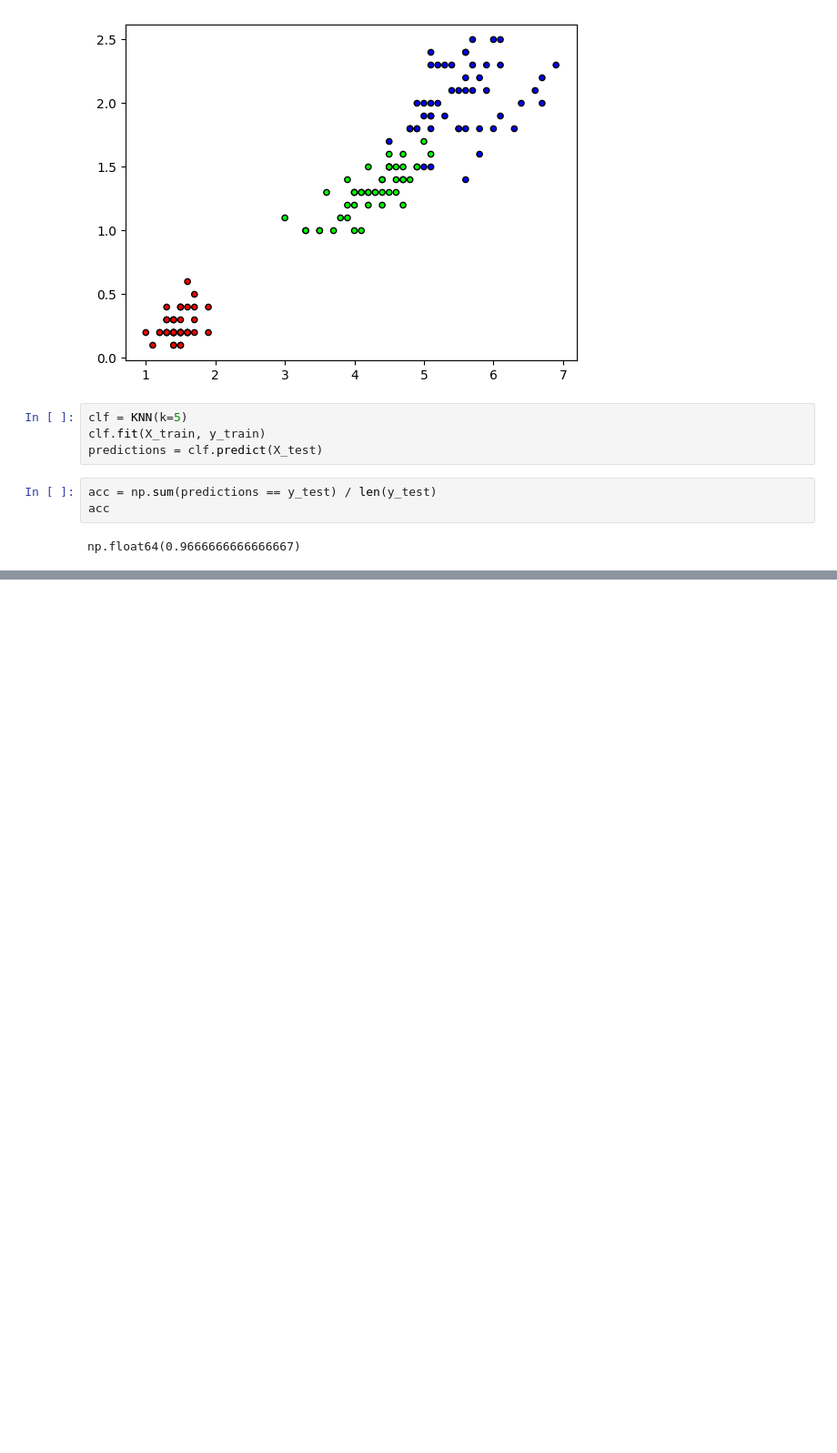
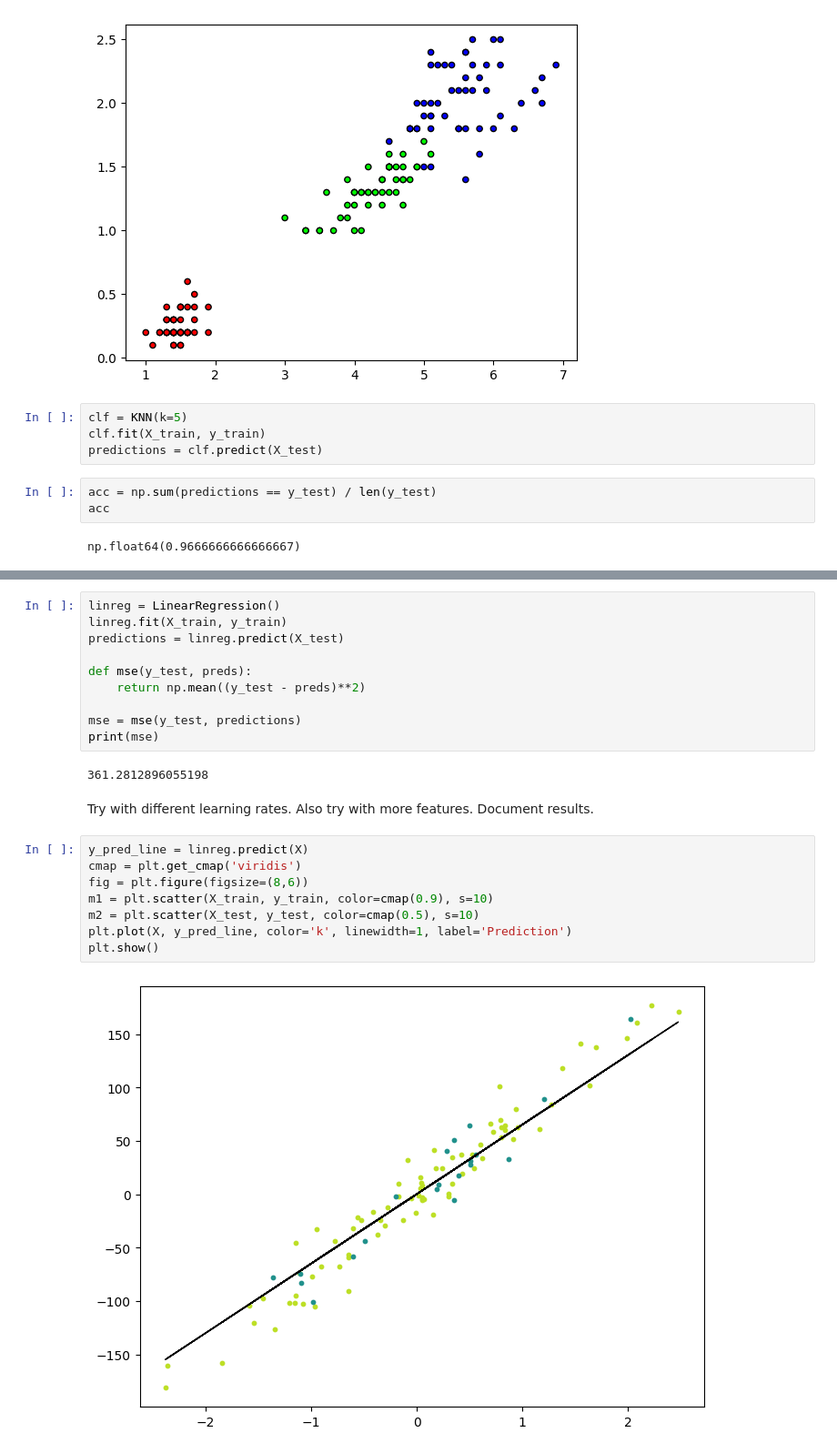
Before and after one commit to bottaceci/ml_algorithms, a Jupyter notebook: notebooks/testing.ipynb, the cells around one changed output, grey strips where cells are left out. Shown at 91% size. Drawn from its saved outputs; the diff is of its cells as text; blank space fills up the shorter version.

```diff
--- a/notebooks/testing.ipynb
+++ b/notebooks/testing.ipynb
@@ -40,0 +53,24 @@ np.float64(0.9666666666666667)
+# %%
+linreg = LinearRegression()
+linreg.fit(X_train, y_train)
+predictions = linreg.predict(X_test)
+
+def mse(y_test, preds):
+    return np.mean((y_test - preds)**2)
+
+mse = mse(y_test, predictions)
+print(mse)
+# %% [output]
+361.2812896055198
+# %% [markdown]
+Try with different learning rates. Also try with more features. Document results.
+# %%
+y_pred_line = linreg.predict(X)
+cmap = plt.get_cmap('viridis')
+fig = plt.figure(figsize=(8,6))
+m1 = plt.scatter(X_train, y_train, color=cmap(0.9), s=10)
+m2 = plt.scatter(X_test, y_test, color=cmap(0.5), s=10)
+plt.plot(X, y_pred_line, color='k', linewidth=1, label='Prediction')
+plt.show()
+# %% [output]
+[figure, added]
```
Also changed, not shown: parts of 4 cells of this notebook, 1 other file.
